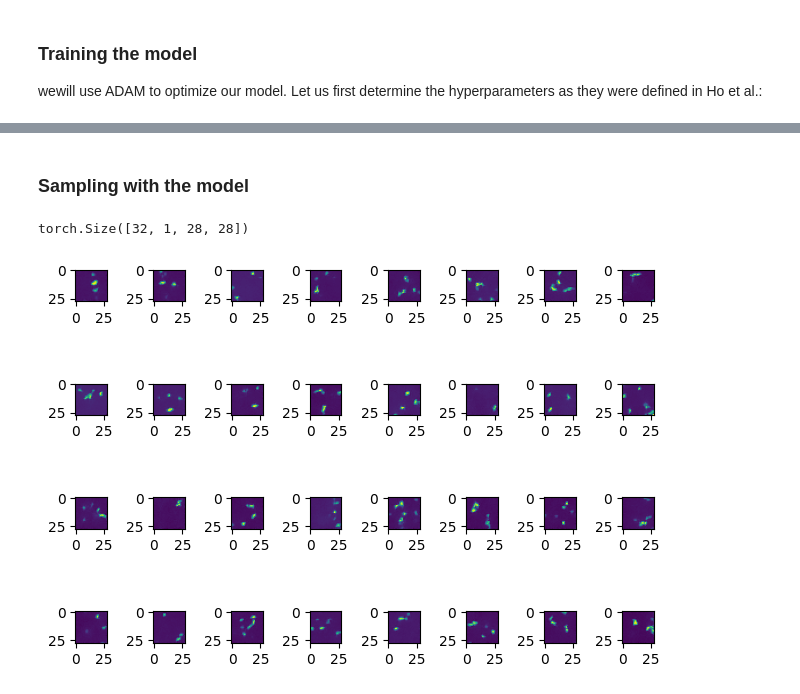
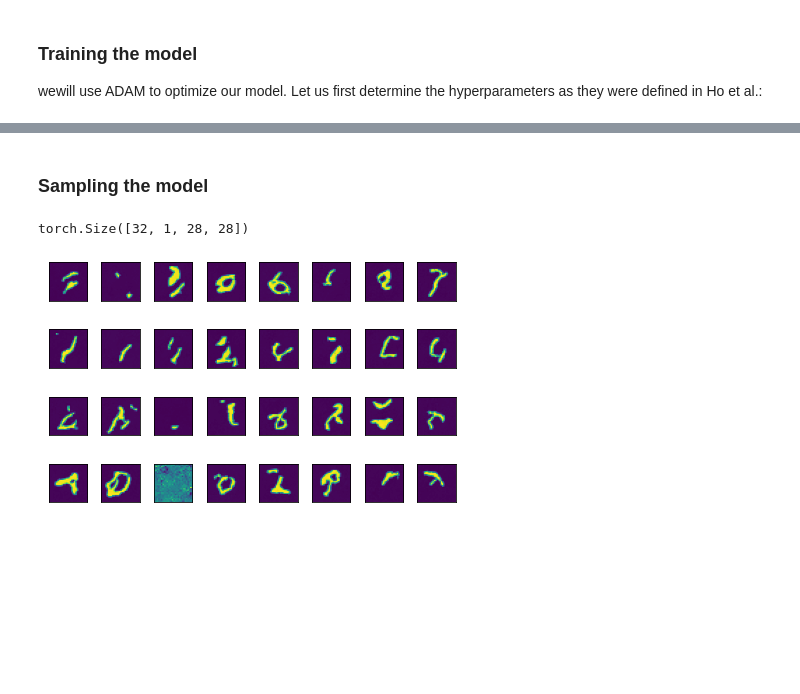
Before and after one commit to bonevbs/ml_notebooks, a Jupyter notebook: diffusion_models.ipynb, the cells around one changed output, grey strips where cells are left out. Drawn from its saved outputs; the diff is of its cells as text; code cells hidden in the pictures; blank space fills up the shorter version.

Commit message:
Some update on the diffusion model notebook

```diff
--- a/diffusion_models.ipynb
+++ b/diffusion_models.ipynb
@@ -152,7 +197,7 @@ ConvNet(
 
 wewill use ADAM to optimize our model. Let us first determine the hyperparameters as they were defined in Ho et al.:
 # %%
-T = 100
+T = 1000
 beta = torch.linspace(1e-4, 0.02, T, device=device)
 alpha = 1 - beta
 alpha_bar = alpha.log().cumsum(0).exp()
@@ -160,7 +205,7 @@ sigma = beta.sqrt()
 # %%
 n_epochs = 100
 learning_rate = 1e-3
-batch_size = 16
+batch_size = 32
 optimizer = torch.optim.Adam(model.parameters(), lr = learning_rate)
 
 for epoch in range(n_epochs):
@@ -186,24 +247,22 @@ epoch: 0 loss: 0.27274389227386564
 # %% [markdown]
-### Sampling with the model
+### Sampling the model
 # %%
-def generate(size, T, alpha, alpha_bar, sigma, model, train_mean, train_std):
+def sample_model(size, T, alpha, alpha_bar, sigma, model, train_mean, train_std):
 
     with torch.no_grad():
 
         x = torch.randn(size, device=device)
 
         for t in range(T-1, -1, -1):
-            output = model((x, t / (T - 1) - 0.5))
+            output = model((x, t / (T - 1) - 0.5)) # essentially z_\theta
             z = torch.zeros_like(x) if t == 0 else torch.randn_like(x)
-            x = 1/torch.sqrt(alpha[t]) \
-                * (x - (1-alpha[t]) / torch.sqrt(1-alpha_bar[t]) * output) \
-                + sigma[t] * z
+            x = ( 1 / torch.sqrt(alpha[t]) ) * (x - (1-alpha[t]) / torch.sqrt(1-alpha_bar[t]) * output) + sigma[t] * z
 
         x = x * train_std + train_mean
 
         return x
 # %%
-x = generate((32,) + training_data.size()[1:], T, alpha, alpha_bar, sigma, model, training_mean, training_std)
+x = sample_model((32,) + training_data.size()[1:], T, alpha, alpha_bar, sigma, model, training_mean, training_std)
 
 x.shape
 # %% [output]
@@ -211,9 +270,11 @@ torch.Size([32, 1, 28, 28])
 # %%
 fig = plt.figure()
 for i in range(0,32):
     ax = plt.subplot(4,8,i+1)
     data = mnist_trainset[i]
-    ax.imshow(x[i].squeeze())
+    ax.imshow(x[i].cpu().squeeze())
+    ax.get_xaxis().set_visible(False)
+    ax.get_yaxis().set_visible(False)
 fig.tight_layout()
 # %% [output]
-[figure, old version]
+[figure, new version]
```
Also changed, not shown: parts of 13 cells of this notebook.
